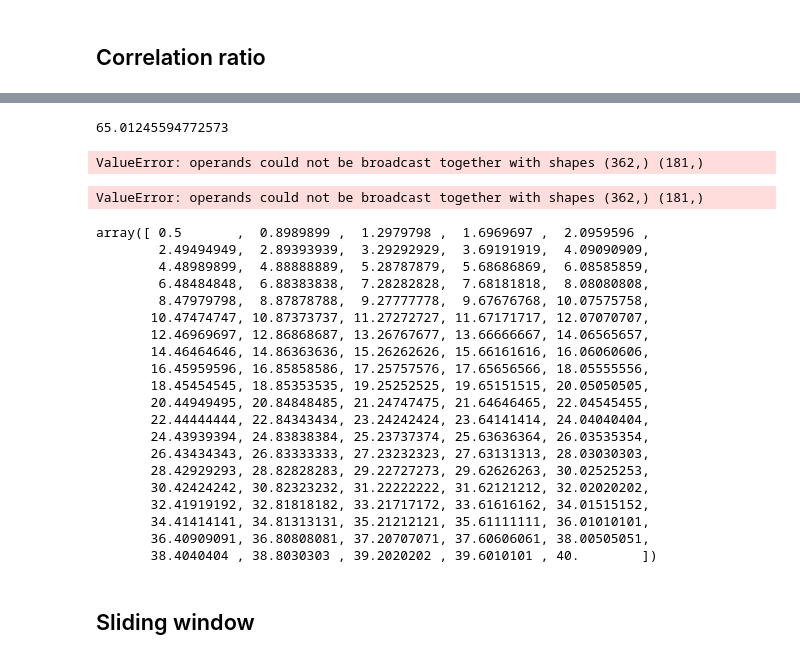
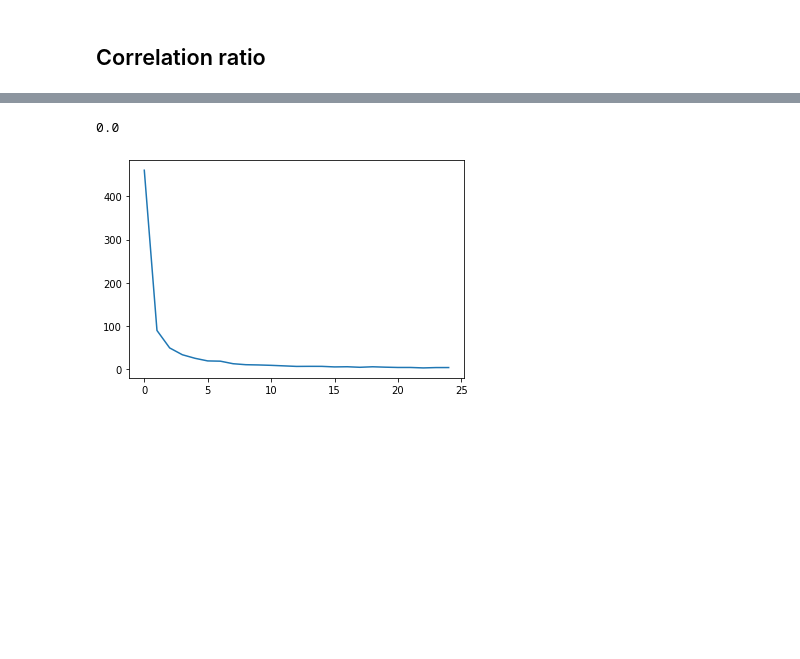
Before and after one commit to CamiVasz/Similarity, a Jupyter notebook: PR.ipynb, the cells around one changed output, grey strips where cells are left out. Drawn from its saved outputs; the diff is of its cells as text; code cells hidden in the pictures; blank space fills up the shorter version.

```diff
--- a/PR.ipynb
+++ b/PR.ipynb
@@ -512,10 +205,0 @@ len(A)
-# %%
-r = np.stack((t1,t2), axis=-1)
-for i in r:
-    try:
-        A[tuple(i)]
-    except KeyError:
-        print(i)
-# %%
-marginal_x = np.sum(A, axis = 0)
-marginal_y = np.sum(A, axis = 1)
@@ -525,6 +205,0 @@ mar_x = get_marginal(A,t1,t2)
-# %%
-for i in t1:
-    try:
-        marginal_x[i]
-    except:
-        print(i)
@@ -569,23 +206,21 @@ print(end - start)
-# %%
-correlation_ratio(t1,t2,A,mar_y,mar_x)
-# %% [output]
-65.01245594772573
 # %%
 def CR(t1,t2,epsilon):
-    def compress(X,Y,epsilon):
-        sx = int(np.max(X)/epsilon)
-        sy = int(np.max(Y)/epsilon)
+    # New data
+    X = np.arange(epsilon*0.5, int(np.max(t1)),epsilon)
+    Y = np.arange(epsilon*0.5, int(np.max(t2)),epsilon)
+    def compress(AA,BB,epsilon):
+        sx = len(X)
+        sy = len(Y)
         a = np.zeros((sx, sy))
         for i in range(1,sx):
             for j in range(1,sy):
-                b = [(X <= epsilon*i) & (X > epsilon*i-1) & (Y <= epsilon*j) & (Y > epsilon*j-1)]
+                b = [(AA <= epsilon*i) & (AA > epsilon*i-1) & (BB <= epsilon*j) & (BB > epsilon*j-1)]
                 a[i,j] = np.sum(b)
         return a
+    # Generation of the probability functions
     dens = compress(t1,t2,epsilon)
     marginal_x = np.sum(dens, axis = 1)
     marginal_y = np.sum(dens, axis = 0)
-    X = np.arange(epsilon*0.5, int(np.max(t1)/epsilon),epsilon)
-    Y = np.arange(epsilon*0.5, int(np.max(t2)/epsilon),epsilon)
     def conditional_variance_x(y):
         py = marginal_y[int(y/epsilon + 0.5)-1]
         if py == 0:
@@ -614,37 +249,11 @@ def CR(t1,t2,epsilon):
     right = su/var_y
     return left + right
 # %%
-CR(t1,t2,0.5)
+CR(t1,t2,45)
 # %% [output]
-ValueError: operands could not be broadcast together with shapes (362,) (181,)
+0.0
 # %%
-#plt.plot([CR(t1,t2,x) for x in np.linspace(0.5,40,100)])
-for x in np.linspace(0.5,40,100):
-    print(x, CR(t1,t2,x))
+plt.plot([CR(t1,t2,x) for x in np.linspace(0.1,10,25)])
+plt.show()
 # %% [output]
-ValueError: operands could not be broadcast together with shapes (362,) (181,)
+[figure, added]
-# %%
-np.linspace(0.5,40,100)
-# %% [output]
-array([ 0.5       ,  0.8989899 ,  1.2979798 ,  1.6969697 ,  2.0959596 ,
-        2.49494949,  2.89393939,  3.29292929,  3.69191919,  4.09090909,
-        4.48989899,  4.88888889,  5.28787879,  5.68686869,  6.08585859,
-        6.48484848,  6.88383838,  7.28282828,  7.68181818,  8.08080808,
-        8.47979798,  8.87878788,  9.27777778,  9.67676768, 10.07575758,
-       10.47474747, 10.87373737, 11.27272727, 11.67171717, 12.07070707,
-       12.46969697, 12.86868687, 13.26767677, 13.66666667, 14.06565657,
-       14.46464646, 14.86363636, 15.26262626, 15.66161616, 16.06060606,
-       16.45959596, 16.85858586, 17.25757576, 17.65656566, 18.05555556,
-       18.45454545, 18.85353535, 19.25252525, 19.65151515, 20.05050505,
-       20.44949495, 20.84848485, 21.24747475, 21.64646465, 22.04545455,
-       22.44444444, 22.84343434, 23.24242424, 23.64141414, 24.04040404,
-       24.43939394, 24.83838384, 25.23737374, 25.63636364, 26.03535354,
-       26.43434343, 26.83333333, 27.23232323, 27.63131313, 28.03030303,
-       28.42929293, 28.82828283, 29.22727273, 29.62626263, 30.02525253,
-       30.42424242, 30.82323232, 31.22222222, 31.62121212, 32.02020202,
-       32.41919192, 32.81818182, 33.21717172, 33.61616162, 34.01515152,
-       34.41414141, 34.81313131, 35.21212121, 35.61111111, 36.01010101,
-       36.40909091, 36.80808081, 37.20707071, 37.60606061, 38.00505051,
-       38.4040404 , 38.8030303 , 39.2020202 , 39.6010101 , 40.        ])
-# %% [markdown]
-## Sliding window
```
Also changed, not shown: parts of 54 cells of this notebook, 2 other files.
